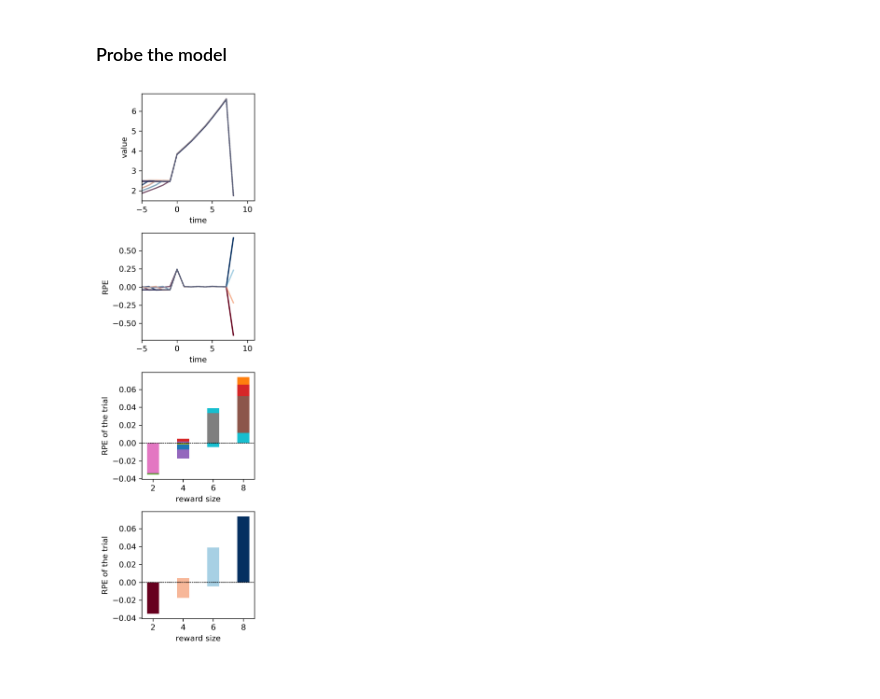
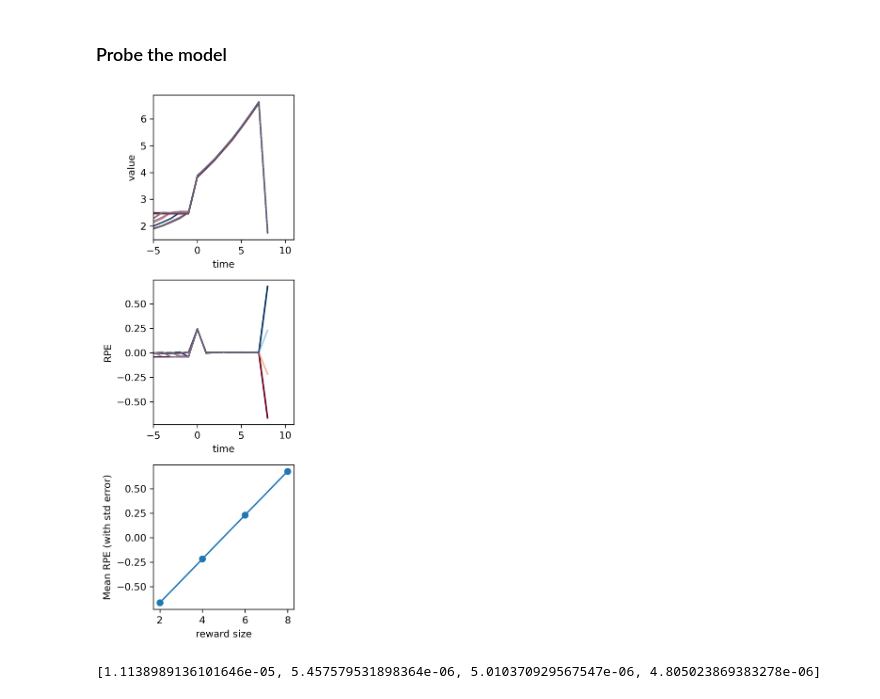
Before and after one commit to avg-bitsian/distributional-td-with-episodes, a Jupyter notebook: main_notebook.ipynb, the cells around one changed output. Cells and saved outputs as stored; diff of their text form; code cells hidden in the pictures.

Commit message:
Update main_notebook.ipynb
Now includes std_error in the subplots but the errorbars are not yet visible because of the small magnitude

```diff
--- a/main_notebook.ipynb
+++ b/main_notebook.ipynb
@@ -122,36 +122,52 @@ for key in reward_rpe_dict:
+# %%
+rpe_means = []
+rpe_std_errors = []
+
+for reward_size in reward_sizes:
+    all_rpe = [trial.rpe[-1] for trial in responses if trial.reward_size == reward_size]
+    rpe_mean = np.mean(all_rpe)
+    rpe_std_error = np.std(all_rpe)/np.sqrt(len(all_rpe))
+    rpe_means.append(rpe_mean)
+    rpe_std_errors.append(rpe_std_error)
 # %%
 rsizes = E.rew_size_distributions[0].rew_sizes
 clrs = {rsizes[i]: plt.cm.RdBu(i/(len(rsizes)-1)) for i in np.arange(len(rsizes))}
 
-plt.figure(figsize=(3,10), dpi=300)
+plt.figure(figsize=(3,8), dpi=300)
 for c,trial in enumerate(responses[:50]):
     xs = np.arange(len(trial)) - trial.iti
 
-    plt.subplot(4,1,1)
+    plt.subplot(3,1,1)
     plt.plot(xs, trial.value, '-', color=clrs[trial.reward_size], alpha=0.5)
     plt.xlabel('time')
     plt.ylabel('value')
     plt.xlim([-5, 11])
 
-    plt.subplot(4,1,2)
+    plt.subplot(3,1,2)
     plt.plot(xs[1:], trial.rpe, '-', color=clrs[trial.reward_size], alpha=0.5)
     plt.xlabel('time')
     plt.ylabel('RPE')
     plt.xlim([-5, 11])
 
-    plt.subplot(4,1,3)
-    plt.bar(trial.reward_size, np.mean(trial.rpe)) #, yerr=std_errors_dict[trial.reward_size])
-    plt.axhline(y=0, ls='--', color='k', linewidth=0.5, alpha=0.5)
-    plt.xlabel('reward size')
-    plt.ylabel('RPE of the trial')
+    # plt.subplot(3,1,3)
+    # plt.bar(trial.reward_size, np.mean(trial.rpe)) #, yerr=std_errors_dict[trial.reward_size])
+    # plt.axhline(y=0, ls='--', color='k', linewidth=0.5, alpha=0.5)
+    # plt.xlabel('reward size')
+    # plt.ylabel('RPE of the trial')
 
-    plt.subplot(4,1,4)
-    plt.bar(trial.reward_size, np.mean(trial.rpe), color=clrs[trial.reward_size])
-    plt.axhline(y=0, ls='--', color='k', linewidth=0.5, alpha=0.5)
-    plt.xlabel('reward size')
-    plt.ylabel('RPE of the trial')
+    # plt.subplot(4,1,4)
+    # plt.bar(trial.reward_size, np.mean(trial.rpe), color=clrs[trial.reward_size])
+    # plt.axhline(y=0, ls='--', color='k', linewidth=0.5, alpha=0.5)
+    # plt.xlabel('reward size')
+    # plt.ylabel('RPE of the trial')
+
+# y_error = np.array(rpe_means) + np.array(rpe_std_errors)
+plt.subplot(3, 1, 3)
+plt.errorbar(reward_sizes, rpe_means, yerr=rpe_std_errors, fmt='o-')
+plt.xlabel('reward size')
+plt.ylabel('Mean RPE (with std error)')
 
 plt.tight_layout()
 plt.show()
 # %% [output]
-[figure, old version]
+[figure, new version]
@@ -173,0 +174,4 @@ plt.show()
+# %%
+print(rpe_std_errors)
+# %% [output]
+[1.1138989136101646e-05, 5.457579531898364e-06, 5.010370929567547e-06, 4.805023869383278e-06]
```
Also changed, not shown: parts of 5 cells of this notebook.
